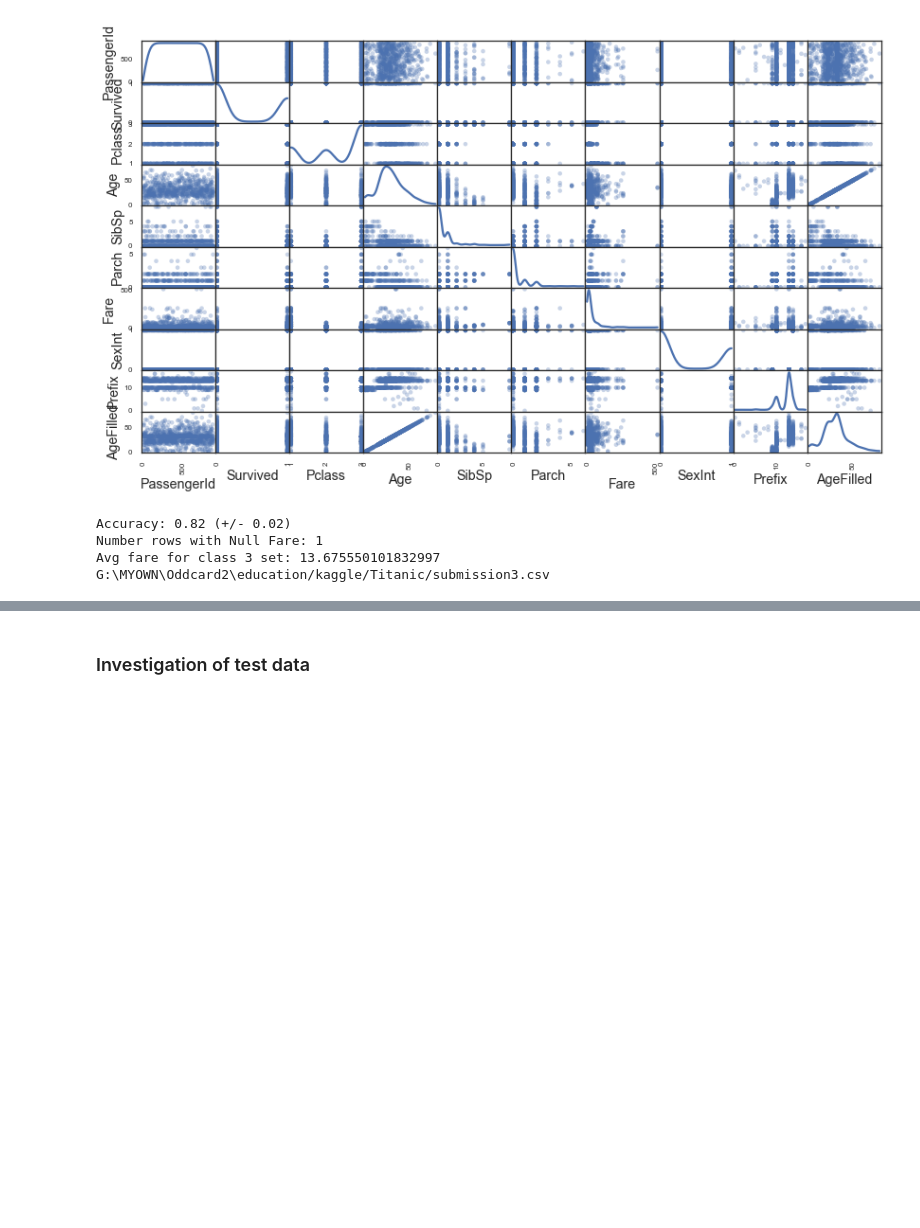
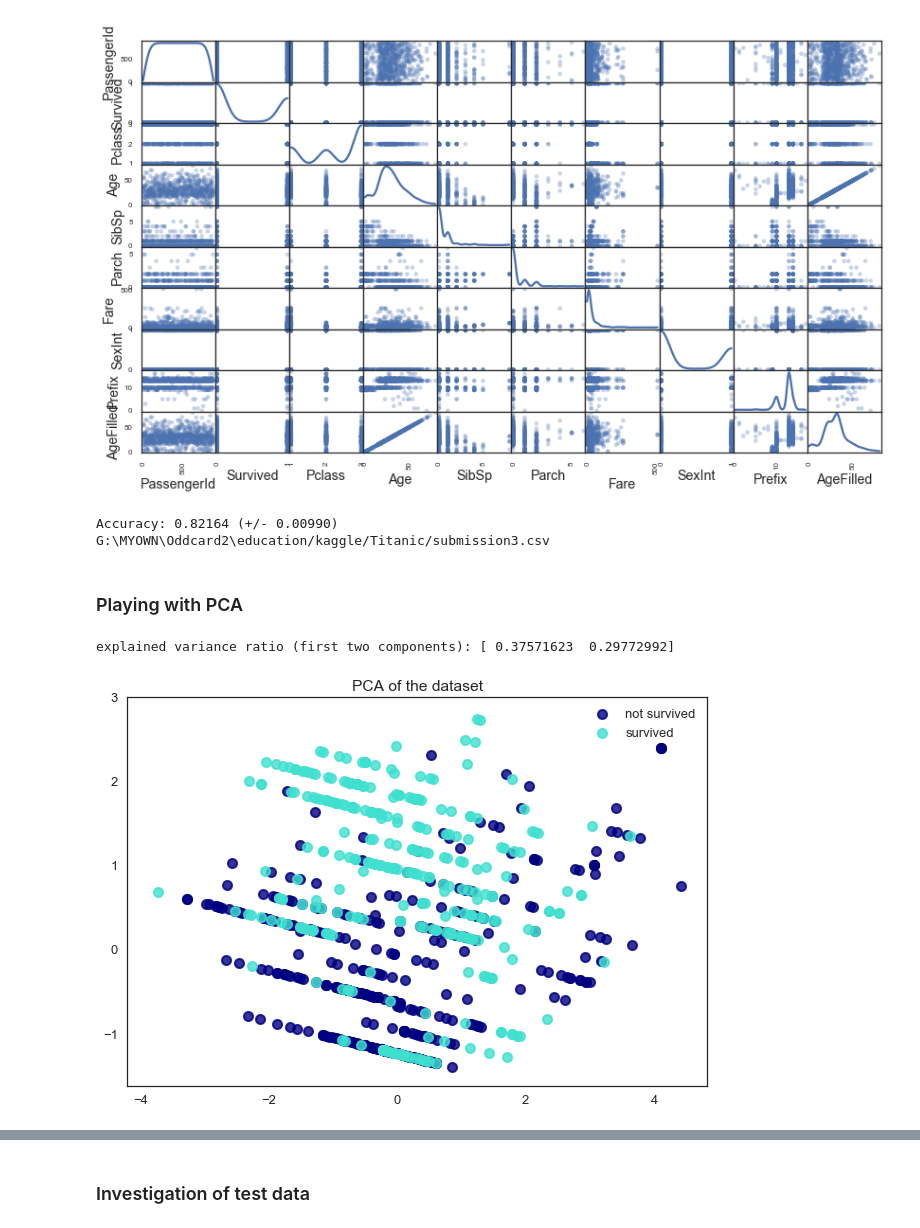
Before and after one commit to oddcard2/education, a Jupyter notebook: kaggle/Titanic/Titanic.ipynb, the cells around one changed output, grey strips where cells are left out. Drawn from its saved outputs; the diff is of its cells as text; code cells hidden in the pictures; blank space fills up the shorter version.

```diff
--- a/kaggle/Titanic/Titanic.ipynb
+++ b/kaggle/Titanic/Titanic.ipynb
@@ -581,7 +581,9 @@ pd.scatter_matrix(ds, alpha = 0.3, figsize = (14,8), diagonal = 'kde');
 # %%
 from sklearn import preprocessing
 
-
+def do_cv(model, features, train_y, cv=None, groups=None):
+    scores = cross_val_score(model, features, train_y, n_jobs=2, cv=cv, groups=groups)
+    print("Accuracy: %0.5f (+/- %0.5f)" % (scores.mean(), scores.std() * 2))
 
 def create_feature3(frame):
     name_len = frame.Name.str.len()
@@ -622,6 +624,9 @@ def create_feature3(frame):
         print(frame[frame.Fare.isnull()].Fare)
     #0.79425
     #Current goal is > 0.80382
+
+    #First set has the best PCA explained_variance_ratio_: 0.37571623  0.29772992
+
     #features = pd.DataFrame([frame.SexInt, frame.Pclass, age_div_10, sib_parch_sum]).transpose().values
     #features = pd.DataFrame([frame.SexInt, frame.Pclass, ds_age_div_10, sib_parch_sum, prefix, frame.Fare]).transpose().values
     features = pd.DataFrame([sexInt, frame.Pclass, frame.NameLen, prefix, frame.Fare, embarked]).transpose().values
@@ -635,19 +640,54 @@ def create_feature3(frame):
 
 
 train_features_ext = create_feature3(ds)
-several_age_group_filled_age_cv(train_features_std, train_y, cv=shuffle5_cv)
+#model_cv = svm.SVC(kernel='rbf', gamma=0.5, C=1)
+model_cv = svm.SVC(kernel='rbf', gamma=0.3, C=2)
+do_cv(model_cv, train_features_std, train_y, cv=shuffle5_cv)
 
 test_features_ext = create_feature3(test_ds)
 
 #Third submission:
-model = svm.SVC(kernel='rbf', gamma=0.5, C=1)
+#model = svm.SVC(kernel='rbf', gamma=0.5, C=1)
+model = svm.SVC(kernel='rbf', gamma=0.3, C=2)
+#model = svm.SVC(kernel='rbf', gamma=0.1, C=10)
 
 model.fit(train_features_ext, train_y)
 answer = model.predict(test_features_ext)
 
 store_submission(test_ds, answer, 3)
 # %% [output]
-Accuracy: 0.82 (+/- 0.02)
-Number rows with Null Fare: 1
-Avg fare for class 3 set: 13.675550101832997
+Accuracy: 0.82164 (+/- 0.00990)
 G:\MYOWN\Oddcard2\education/kaggle/Titanic/submission3.csv
+# %% [markdown]
+### Playing with PCA
+# %%
+#http://scikit-learn.org/stable/auto_examples/decomposition/plot_pca_vs_lda.html
+
+from sklearn.decomposition import PCA
+import matplotlib.pyplot as plt
+
+pca = PCA(n_components=2)
+X_r = pca.fit(train_features_ext).transform(train_features_ext)
+y = train_y
+
+# Percentage of variance explained for each components
+print('explained variance ratio (first two components): %s'
+      % str(pca.explained_variance_ratio_))
+
+plt.figure()
+
+target_names = ['not survived', 'survived']
+colors = ['navy', 'turquoise']
+lw = 2
+
+for i, color, target_name in zip([0,1], colors, target_names):
+    plt.scatter(X_r[y == i, 0], X_r[y == i, 1], color=color, alpha=.8, lw=lw,
+            label=target_name)
+
+plt.legend(loc='best', shadow=False, scatterpoints=1)
+plt.title('PCA of the dataset')
+
+plt.show()
+# %% [output]
+explained variance ratio (first two components): [ 0.37571623  0.29772992]
+[figure, added]
```
Also changed, not shown: parts of 3 cells of this notebook.
